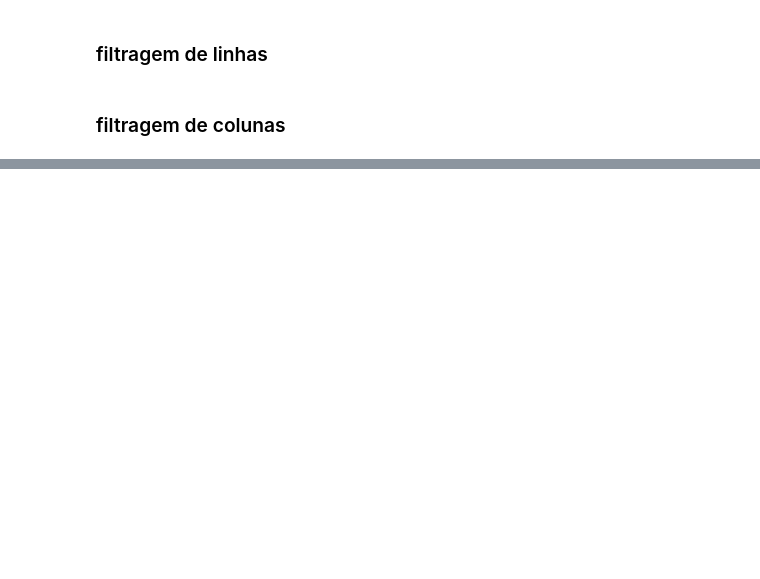
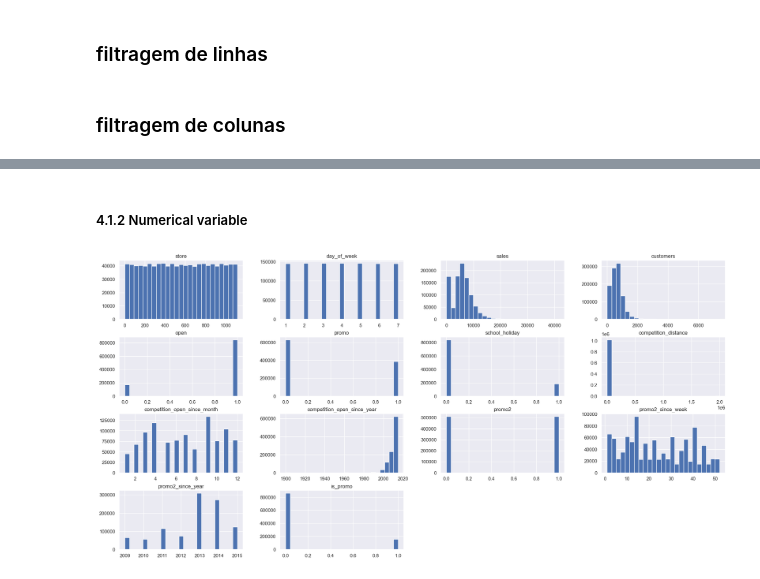
Before and after one commit to segovia-cmp/rosmann_project, a Jupyter notebook: notebooks/store_salar_prediction.ipynb, the cells around one changed output, grey strips where cells are left out. Saved outputs shown, nothing was run; the diff lists cells and outputs as text; code cells hidden in the pictures; blank space fills up the shorter version.

```diff
--- a/notebooks/store_salar_prediction.ipynb
+++ b/notebooks/store_salar_prediction.ipynb
@@ -341,0 +312,6 @@ Index(['store', 'day_of_week', 'date', 'sales', 'promo', 'state_holiday',
+# %% [markdown]
+##### 4.1.2 Numerical variable
+# %%
+num_attributes.hist(bins=25);
+# %% [output]
+[figure, added]
```
Also changed, not shown: parts of 18 cells of this notebook.
